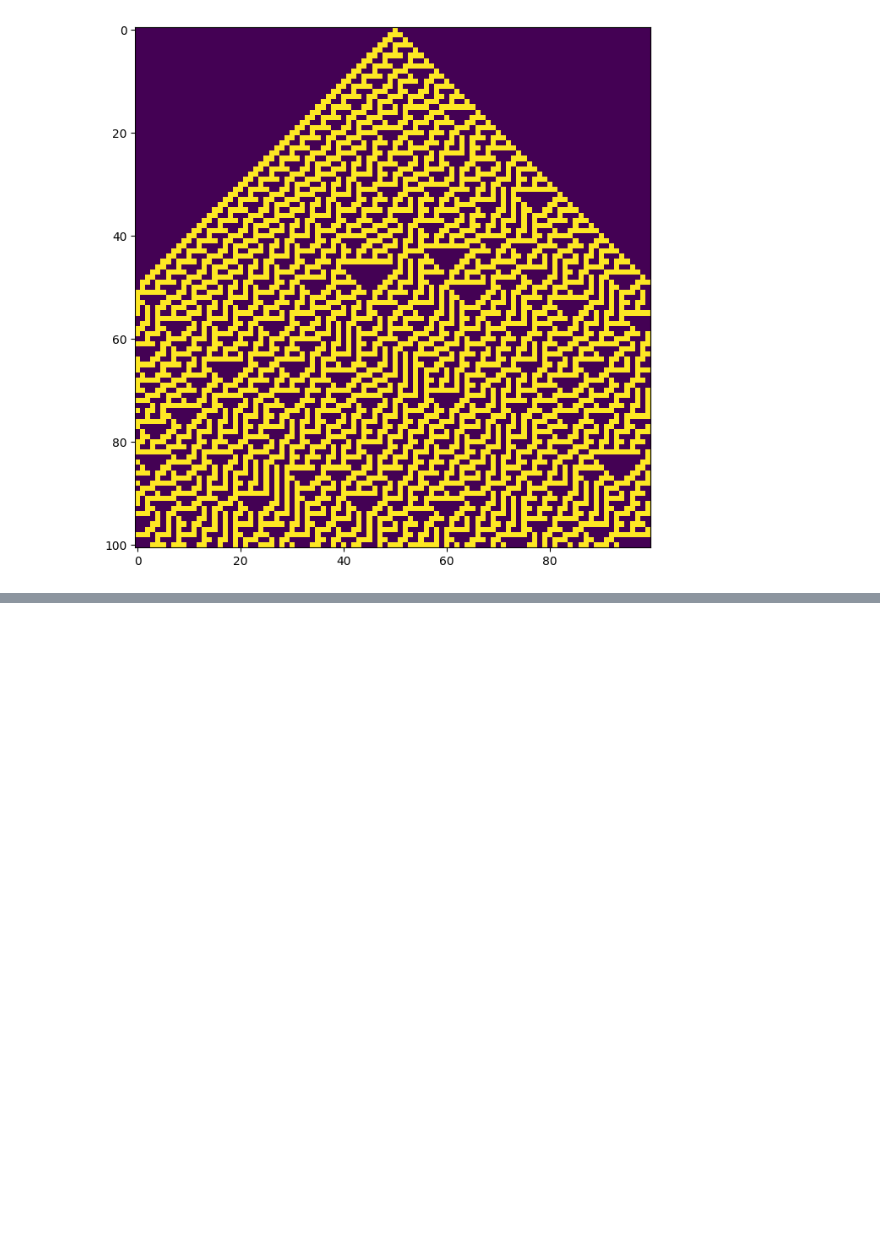
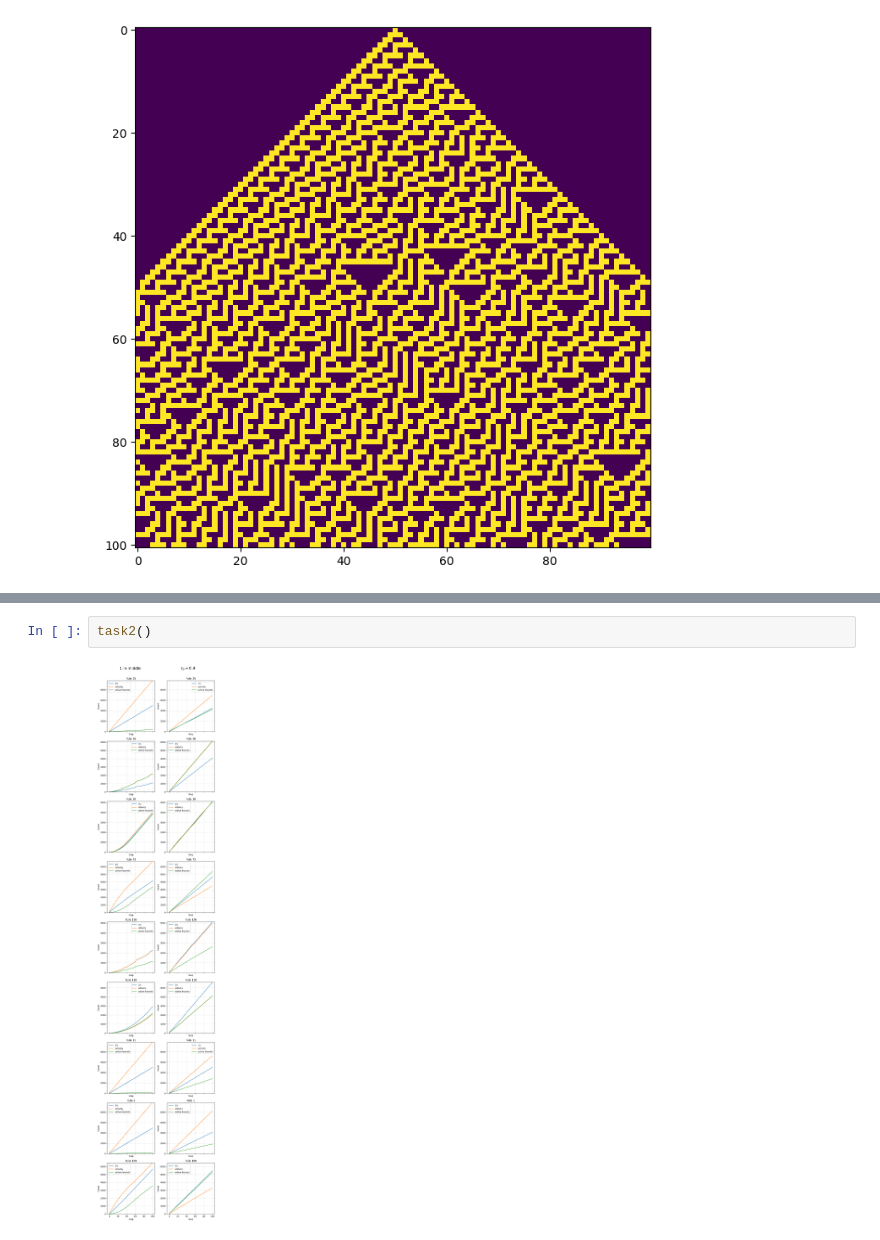
Before and after one commit to Ziverael/Studies2, a Jupyter notebook: abm/list2.ipynb, the cells around one changed output, grey strips where cells are left out. Drawn from its saved outputs; the diff is of its cells as text; blank space fills up the shorter version.

Commit message:
Finished task2

```diff
--- a/abm/list2.ipynb
+++ b/abm/list2.ipynb
@@ -138,0 +254,4 @@ class RuleEvaluator:
+# %%
+task2()
+# %% [output]
+[figure, added]
```
Also changed, not shown: parts of 18 cells of this notebook, 3 other files.
